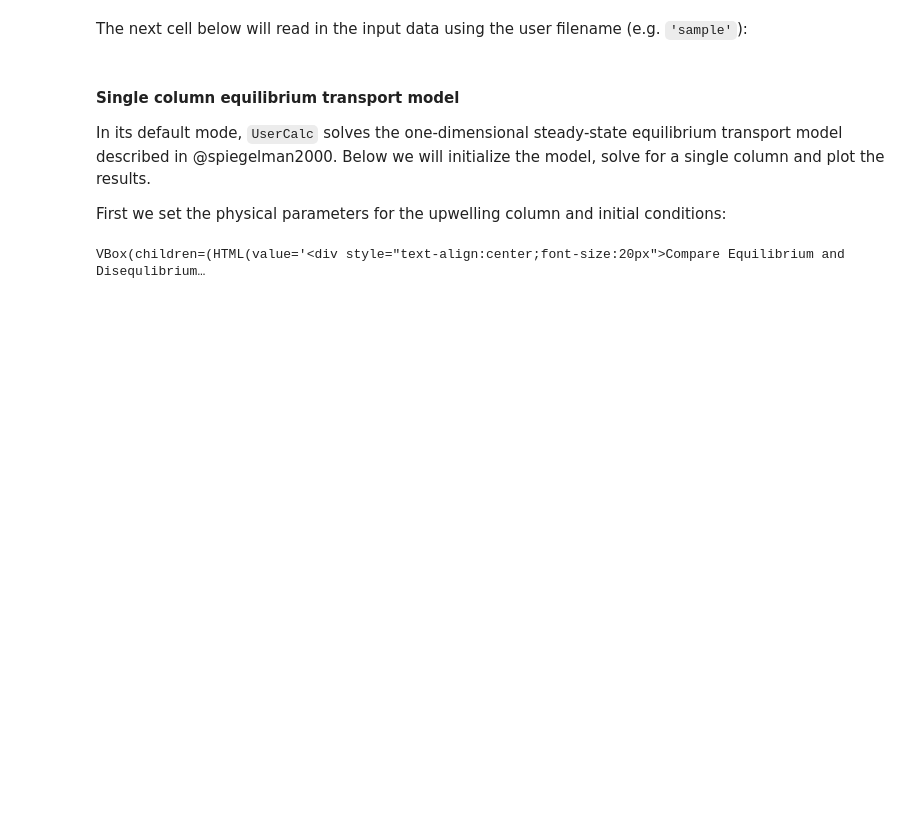
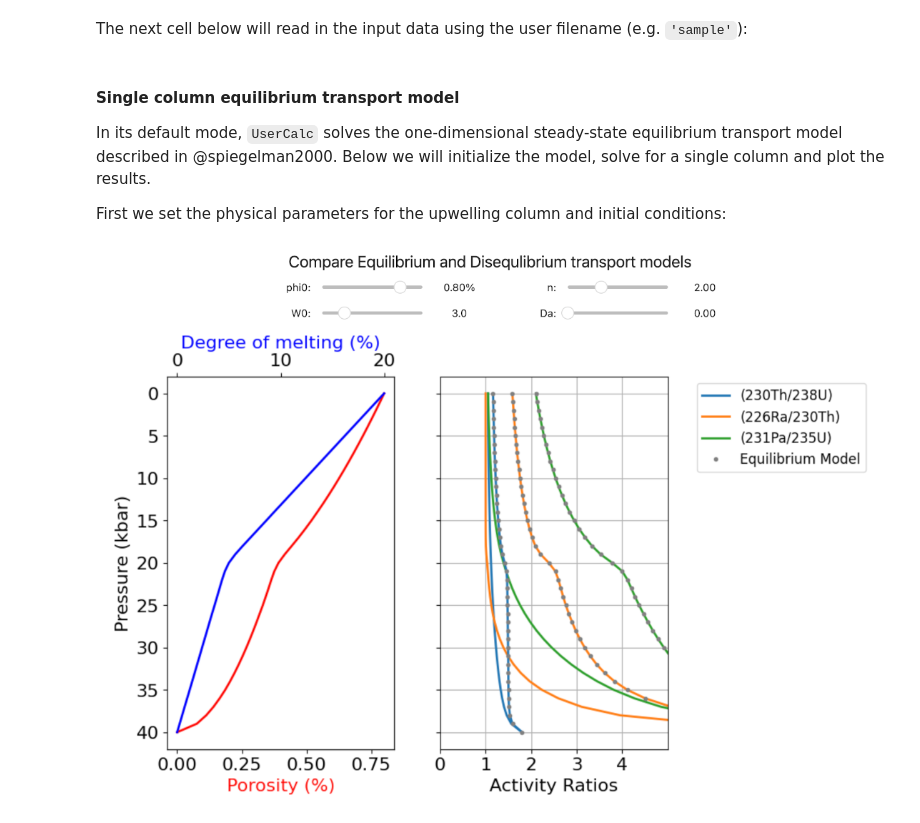
Before and after one commit to curvenote-submit/elkins2021, a Jupyter notebook: explore.ipynb, the cells around one changed output. Saved outputs shown, nothing was run; the diff lists cells and outputs as text; code cells hidden in the pictures; blank space fills up the shorter version.

```diff
--- a/explore.ipynb
+++ b/explore.ipynb
@@ -50,35 +50,34 @@ def plot(phi0 = 0.008, W0 = 3., n = 2., Da=10.):
     df_out_eq = us.solve_all_1D(phi0, n, W0, alpha0_all)
     # fig = UserCalc.plot_1Dcolumn(df_out_eq)
 
     us_diseq = UserCalc.UserCalc(df, model=UserCalc.DisequilTransport, Da=Da)
     df_out = us_diseq.solve_all_1D(phi0,n,W0,alpha0_all)
 
     fig, axes = UserCalc.plot_1Dcolumn(df_out)
     axes[2].set_prop_cycle(None)
     for s in ['(230Th/238U)','(226Ra/230Th)','(231Pa/235U)']:
             axes[2].plot(df_out_eq[s],df_out['P'],'-')
             axes[2].plot(df_out_eq[s],df_out['P'],'.',color='grey', label="Equilibrium Model")
 
     axes[2].get_legend().remove()
     handles, labels = axes[2].get_legend_handles_labels()
     axes[2].legend(handles[0:4], labels[0:4], loc="upper right", bbox_to_anchor=(1.9, 1), fontsize=12)
 
     plt.show()
 
 
 w_phi0 = widgets.FloatSlider(0.008, min=0.001, max=0.01, step=0.0005, readout_format='.2%', description="phi0:")
 w_W0 = widgets.FloatSlider(3., min=1., max=10., step=0.1, readout_format='.1f', description="W0:")
 w_n = widgets.FloatSlider(2., min=1., max=4., step=0.1, readout_format='.2f', description="n:")
 w_Da = widgets.FloatSlider(0., min=0., max=10., step=0.5, readout_format='.2f', description="Da:")
 
 et_out = widgets.interactive_output(plot, dict(phi0=w_phi0, W0=w_W0, n=w_n, Da=w_Da))
 
-title = widgets.HTML(value='<div style="text-align:center;font-size:20px">Compare Equilibrium and Disequlibrium transport models</div>',
-                     layout=widgets.Layout(width='800px'))
-controls = HBox([ VBox([w_phi0, w_W0]), VBox([w_n, w_Da]) ])
+title = widgets.HTML(value='<div style="text-align:center;font-size:20px">Compare Equilibrium and Disequlibrium transport models</div>')
+controls = VBox([title, HBox([ VBox([w_phi0, w_W0]), VBox([w_n, w_Da]) ])])
 plots = HBox([et_out])
 
-ui = VBox([title, controls, plots], layout=widgets.Layout(width='800px'))
+ui = VBox([controls, plots], layout=widgets.Layout(display="flex", align_items="center"))
 display(ui)
 # %% [output]
-VBox(children=(HTML(value='<div style="text-align:center;font-size:20px">Compare Equilibrium and Disequlibrium…
+[figure, added]
```
Also changed, not shown: 2 other files.
